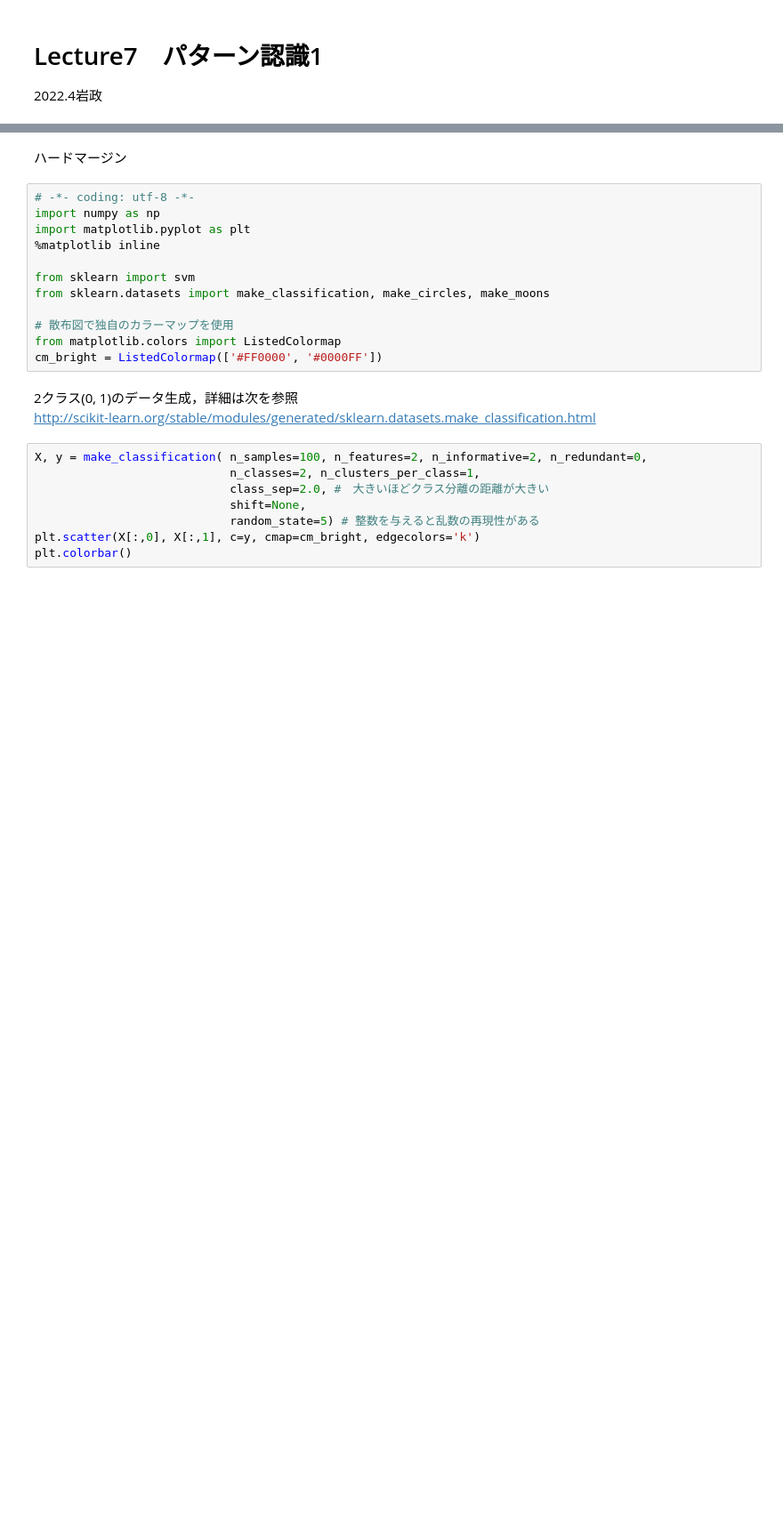
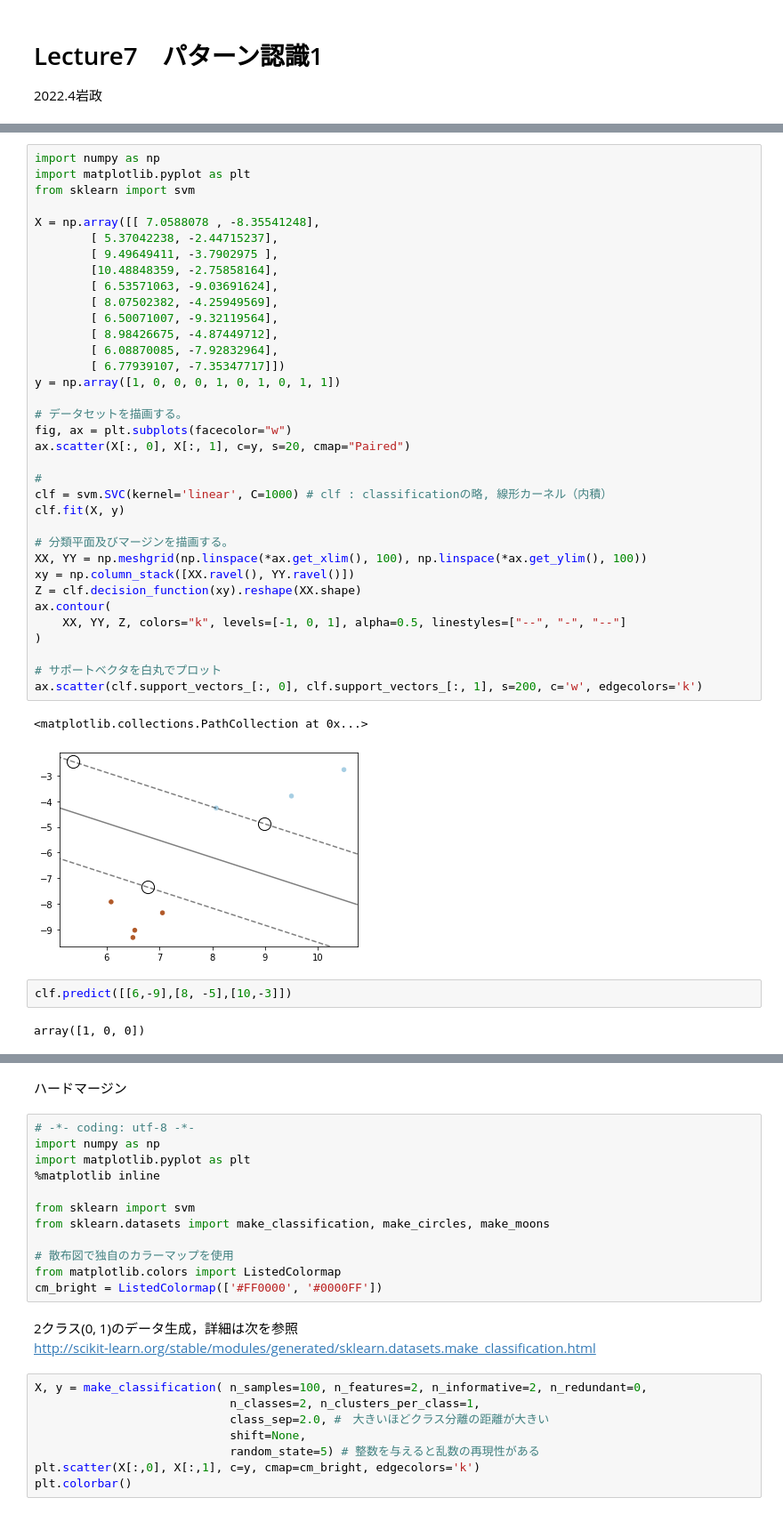
Before and after one commit to miwamasa/DataScience2022, a Jupyter notebook: notebooks/lecture7.ipynb, the cells around one changed output, grey strips where cells are left out. Shown: that part at 89% size. Saved outputs shown, nothing was run; the diff lists cells and outputs as text; blank space fills up the shorter version.

```diff
--- a/notebooks/lecture7.ipynb
+++ b/notebooks/lecture7.ipynb
@@ -5,0 +12,42 @@
+# %%
+import numpy as np
+import matplotlib.pyplot as plt
+from sklearn import svm
+
+X = np.array([[ 7.0588078 , -8.35541248],
+        [ 5.37042238, -2.44715237],
+        [ 9.49649411, -3.7902975 ],
+        [10.48848359, -2.75858164],
+        [ 6.53571063, -9.03691624],
+        [ 8.07502382, -4.25949569],
+        [ 6.50071007, -9.32119564],
+        [ 8.98426675, -4.87449712],
+        [ 6.08870085, -7.92832964],
+        [ 6.77939107, -7.35347717]])
+y = np.array([1, 0, 0, 0, 1, 0, 1, 0, 1, 1])
+
+# データセットを描画する。
+fig, ax = plt.subplots(facecolor="w")
+ax.scatter(X[:, 0], X[:, 1], c=y, s=20, cmap="Paired")
+
+#
+clf = svm.SVC(kernel='linear', C=1000) # clf : classificationの略, 線形カーネル（内積）
+clf.fit(X, y)
+
+# 分類平面及びマージンを描画する。
+XX, YY = np.meshgrid(np.linspace(*ax.get_xlim(), 100), np.linspace(*ax.get_ylim(), 100))
+xy = np.column_stack([XX.ravel(), YY.ravel()])
+Z = clf.decision_function(xy).reshape(XX.shape)
+ax.contour(
+    XX, YY, Z, colors="k", levels=[-1, 0, 1], alpha=0.5, linestyles=["--", "-", "--"]
+)
+
+# サポートベクタを白丸でプロット
+ax.scatter(clf.support_vectors_[:, 0], clf.support_vectors_[:, 1], s=200, c='w', edgecolors='k')
+# %% [output]
+<matplotlib.collections.PathCollection at 0x...>
+[figure, added]
+# %%
+clf.predict([[6,-9],[8, -5],[10,-3]])
+# %% [output]
+array([1, 0, 0])
```
Also changed, not shown: parts of 5 cells of this notebook.
